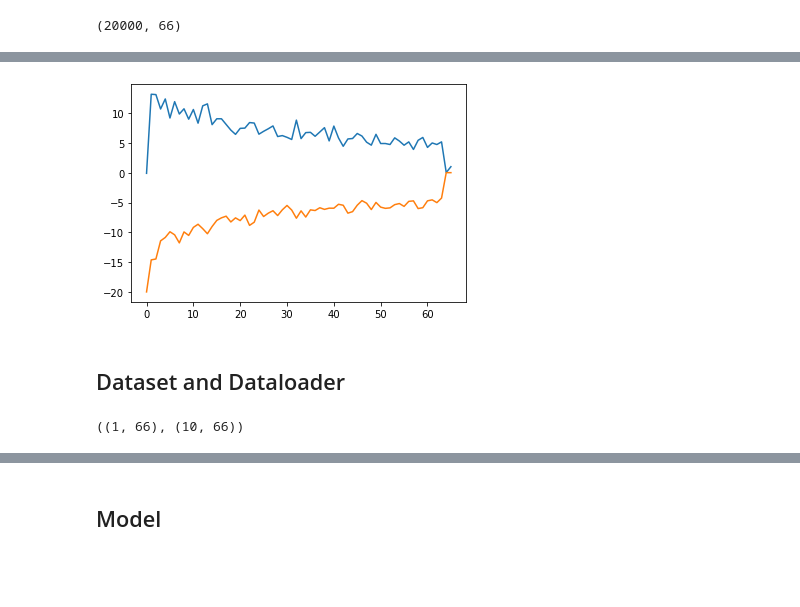
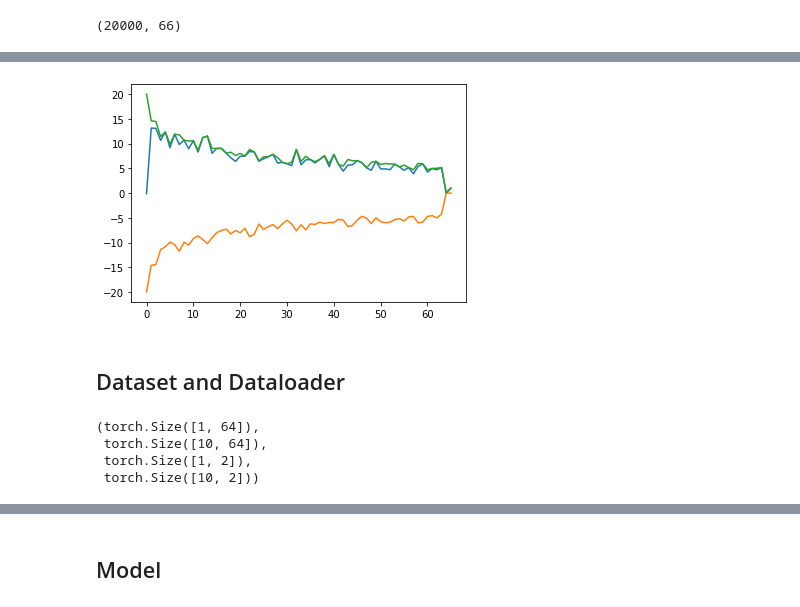
Before and after one commit to dwidemann/surrogates4sims, a Jupyter notebook: 08_latent_integration_network_pnnlSVD.ipynb, the cells around one changed output, grey strips where cells are left out. Saved outputs shown, nothing was run; the diff lists cells and outputs as text; code cells hidden in the pictures; blank space fills up the shorter version.

```diff
--- a/08_latent_integration_network_pnnlSVD.ipynb
+++ b/08_latent_integration_network_pnnlSVD.ipynb
@@ -298,9 +319,9 @@ class SVD_Autoencoder(nn.Module):
     def forward(self, frames):
         return self.decoder(self.encoder(frames))
 
-SVD_autoencoder = SVD_Autoencoder(svd_vecs, numComponents, False).to(device)
+SVD_autoencoder = SVD_Autoencoder(svd_vecs, latentDim, False).to(device)
 # %%
-def createSVDdataset(Dataset):
+def createSVDdataset(Dataset, latentDim):
 
     # datasets may be smaller because: numSamplesToKeep
     # Be careful the default is for the data to be preprocessed. Therefore, we have to invPrecprocess if
@@ -312,10 +333,10 @@ def createSVDdataset(Dataset):
     p = []
     for batch in loader:
         X, Y, p_x, p_y = batch
-        z.append(SVD_autoencoder.encoder(X.to(device)).cpu().numpy())
+        z.append(SVD_autoencoder.encoder(X.to(device)).cpu())
         p.append(p_x.cpu())
 
-    z = np.array(z).reshape(-1, numComponents)
+    z = torch.stack(z).reshape(-1, latentDim)
     p = torch.stack(p).reshape(-1, p_x.size(1))
 
 
@@ -324,12 +345,11 @@ def createSVDdataset(Dataset):
     sims = []
     for idx in v:
         sims.append((z[idx:idx+simLen],p[idx:idx+simLen]))
-    sims = np.array(sims)
     print('num_sims {}'.format(len(sims)))
     return sims
 
-train_data = createSVDdataset(trainDataset)
-test_data = createSVDdataset(testDataset)
+train_data = createSVDdataset(trainDataset, latentDim)
+test_data = createSVDdataset(testDataset, latentDim)
 # %% [output]
 torch.Size([500, 1, 128, 128]) torch.Size([500, 0, 1, 128, 128]) torch.Size([500, 2]) torch.Size([500, 0, 2])
 num_sims 40
@@ -411,11 +431,13 @@ D.min()
 # %%
 x_mx = np.max(D,axis=0)
 x_mn = np.min(D,axis=0)
+abs_x_mx = np.max(abs(D),axis=0)
 plt.plot(x_mx)
 plt.plot(x_mn)
+plt.plot(abs_x_mx)
 plt.show()
 # %% [output]
-[figure, old version]
+[figure, new version]
 # %% [markdown]
 ## Dataset and Dataloader
 # %%
@@ -457,5 +493,8 @@ testDataset = LatentVectors(test_data,doPreprocess=True,w=w,simLen=simLen,mx=x_m
 # %%
-X,y = trainDataset[4]
-X.shape,y.shape
+X,y,p_x,p_y = trainDataset[-2000]
+X.shape,y.shape,p_x.shape,p_y.shape
 # %% [output]
-((1, 66), (10, 66))
+(torch.Size([1, 64]),
+ torch.Size([10, 64]),
+ torch.Size([1, 2]),
+ torch.Size([10, 2]))
```
Also changed, not shown: parts of 55 cells of this notebook.
